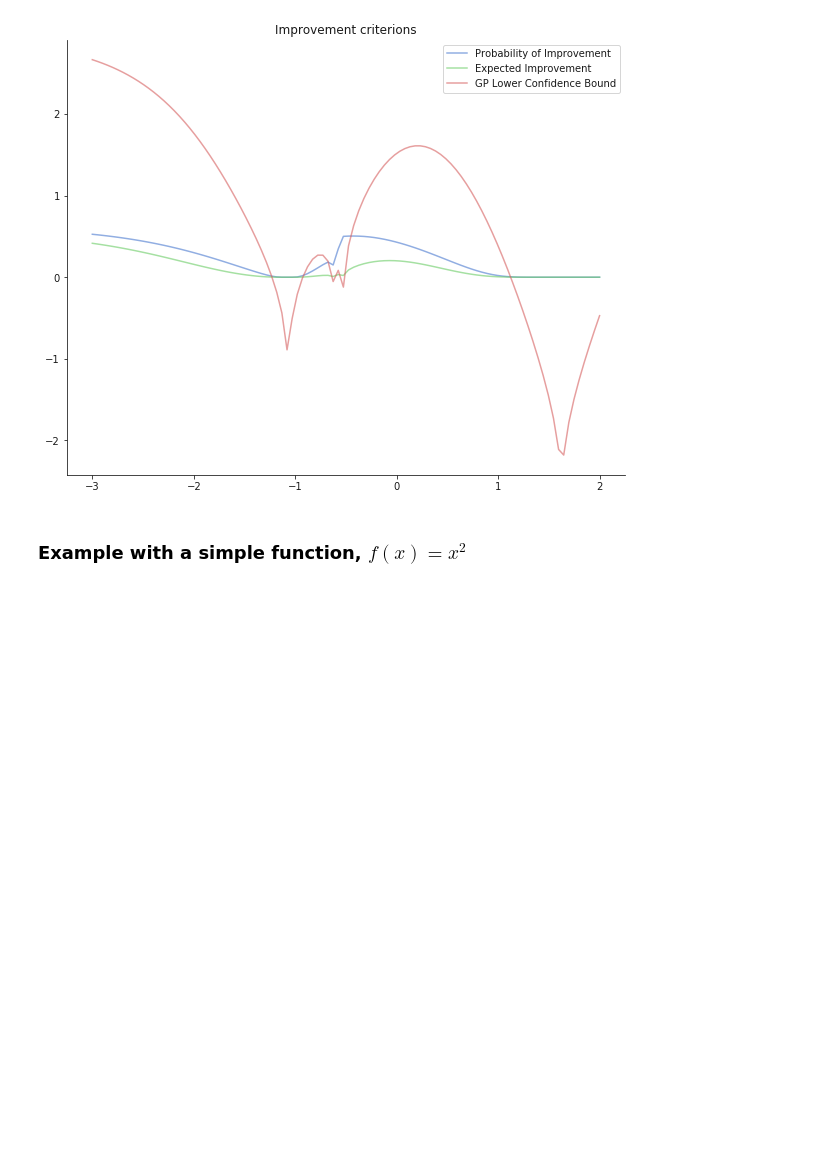
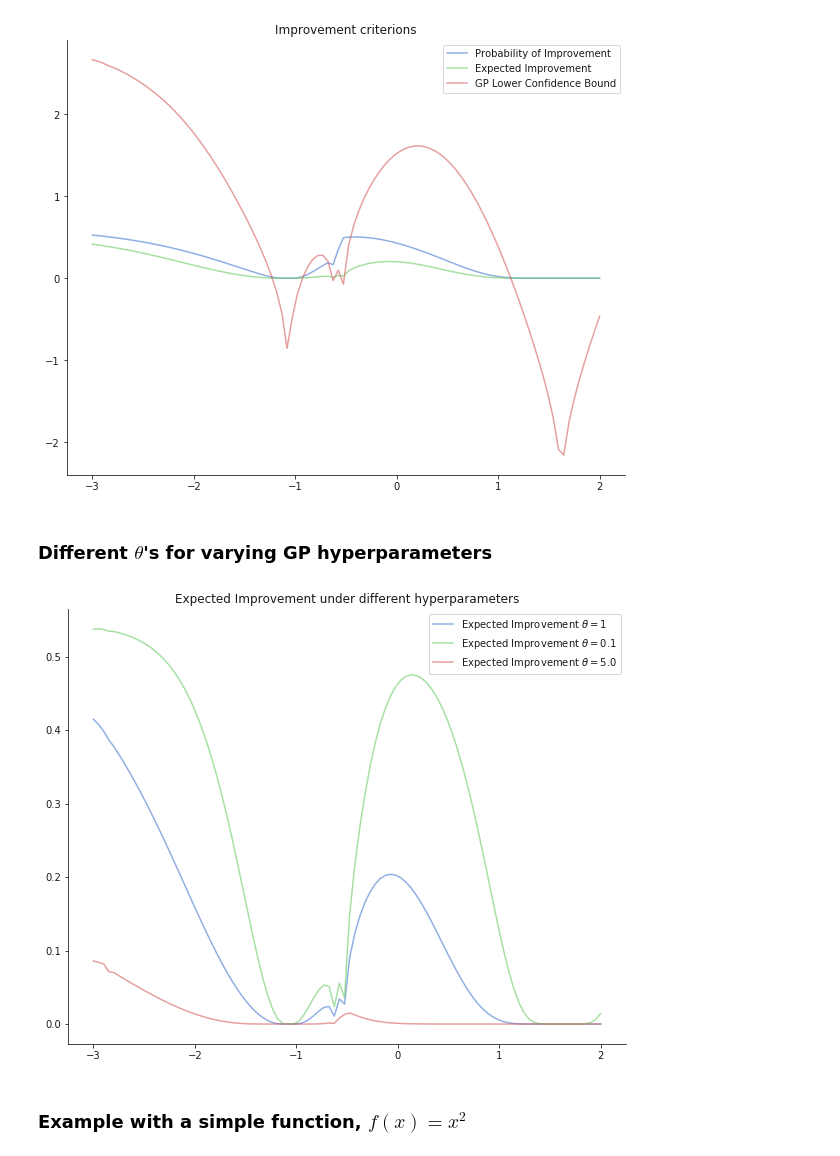
Before and after one commit to pblankley/bayes_opt, a Jupyter notebook: src/bayesian_opt.ipynb, the cells around one changed output. Cells and saved outputs as stored; diff of their text form; code cells hidden in the pictures; blank space fills up the shorter version.

```diff
--- a/src/bayesian_opt.ipynb
+++ b/src/bayesian_opt.ipynb
@@ -107,6 +109,24 @@ plt.legend()
 sns.despine()
 # %% [output]
 [figure]
+# %% [markdown]
+### Different $\theta$'s for varying GP hyperparameters
+# %%
+# Plotting
+plt.figure(figsize=(10,8))
+plt.plot(xp,ggp.ei_metric(xp),label=r'Expected Improvement $\theta=1$',alpha=0.6)
+ggp.thetas = np.array([0.5])
+plt.plot(xp,ggp.ei_metric(xp),label=r'Expected Improvement $\theta=0.1$',alpha=0.6)
+ggp.thetas = np.array([5.0])
+plt.plot(xp,ggp.ei_metric(xp),label=r'Expected Improvement $\theta=5.0$',alpha=0.6)
+plt.title('Expected Improvement under different hyperparameters')
+plt.legend()
+sns.despine()
+
+# Reset thetas
+ggp.thetas = np.array([1.0])
+# %% [output]
+[figure, added]
 # %% [markdown]
 ### Example with a simple function, $f(x)=x^2$
 # %%
```
Also changed, not shown: parts of 8 cells of this notebook, 6 other files.
